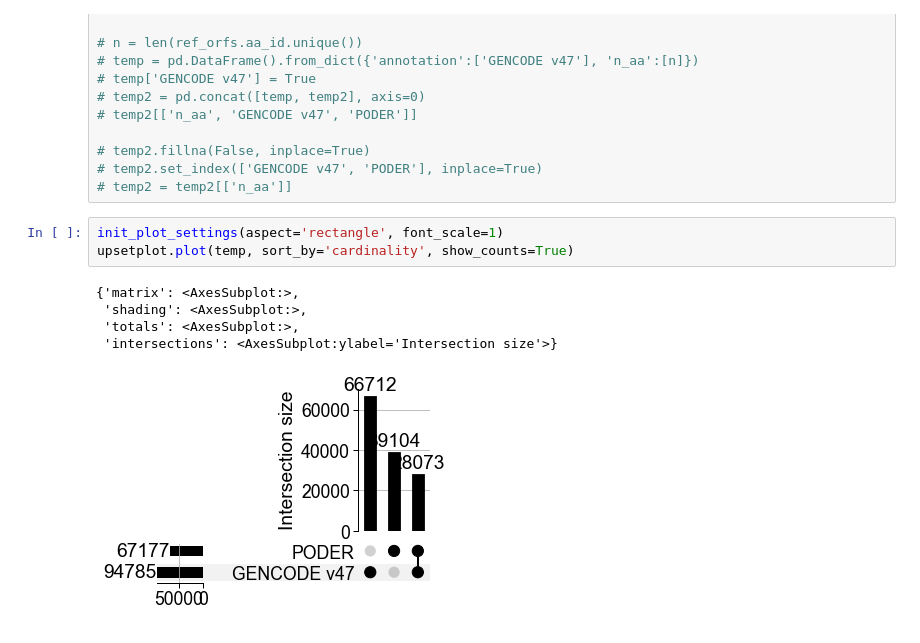
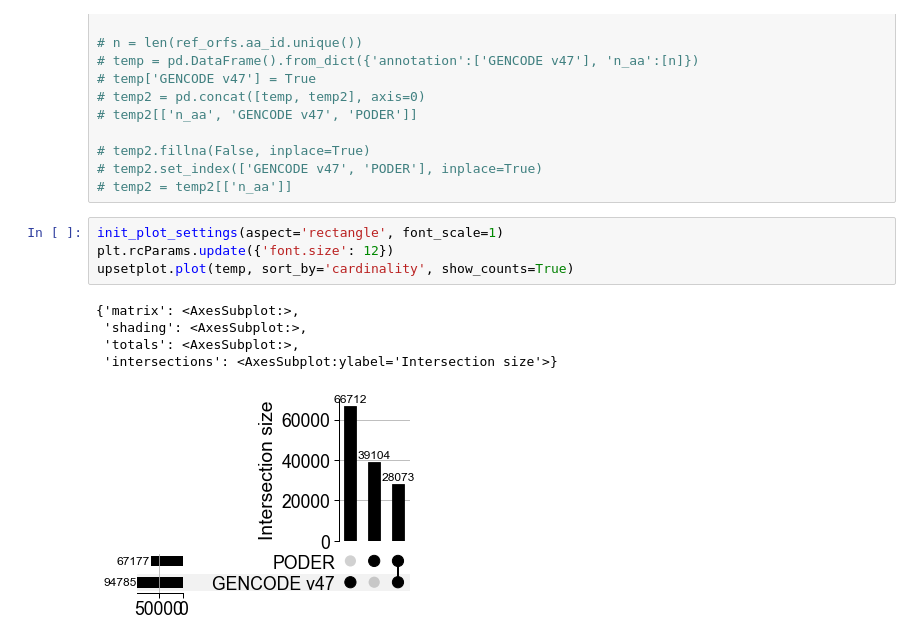
Before and after one commit to fairliereese/240903_pt, a Jupyter notebook: analysis/explore_orfs_aas.ipynb, the cells around one changed output. Saved outputs shown, nothing was run; the diff lists cells and outputs as text.

```diff
--- a/analysis/explore_orfs_aas.ipynb
+++ b/analysis/explore_orfs_aas.ipynb
@@ -224,10 +229,11 @@ temp.set_index(['GENCODE v47', 'PODER'], inplace=True)
 # temp2 = temp2[['n_aa']]
 # %%
 init_plot_settings(aspect='rectangle', font_scale=1)
+plt.rcParams.update({'font.size': 12})
 upsetplot.plot(temp, sort_by='cardinality', show_counts=True)
 # %% [output]
 {'matrix': <AxesSubplot:>,
  'shading': <AxesSubplot:>,
  'totals': <AxesSubplot:>,
  'intersections': <AxesSubplot:ylabel='Intersection size'>}
-[figure, old version]
+[figure, new version]
```
Also changed, not shown: parts of 25 cells of this notebook, 2 other files.
